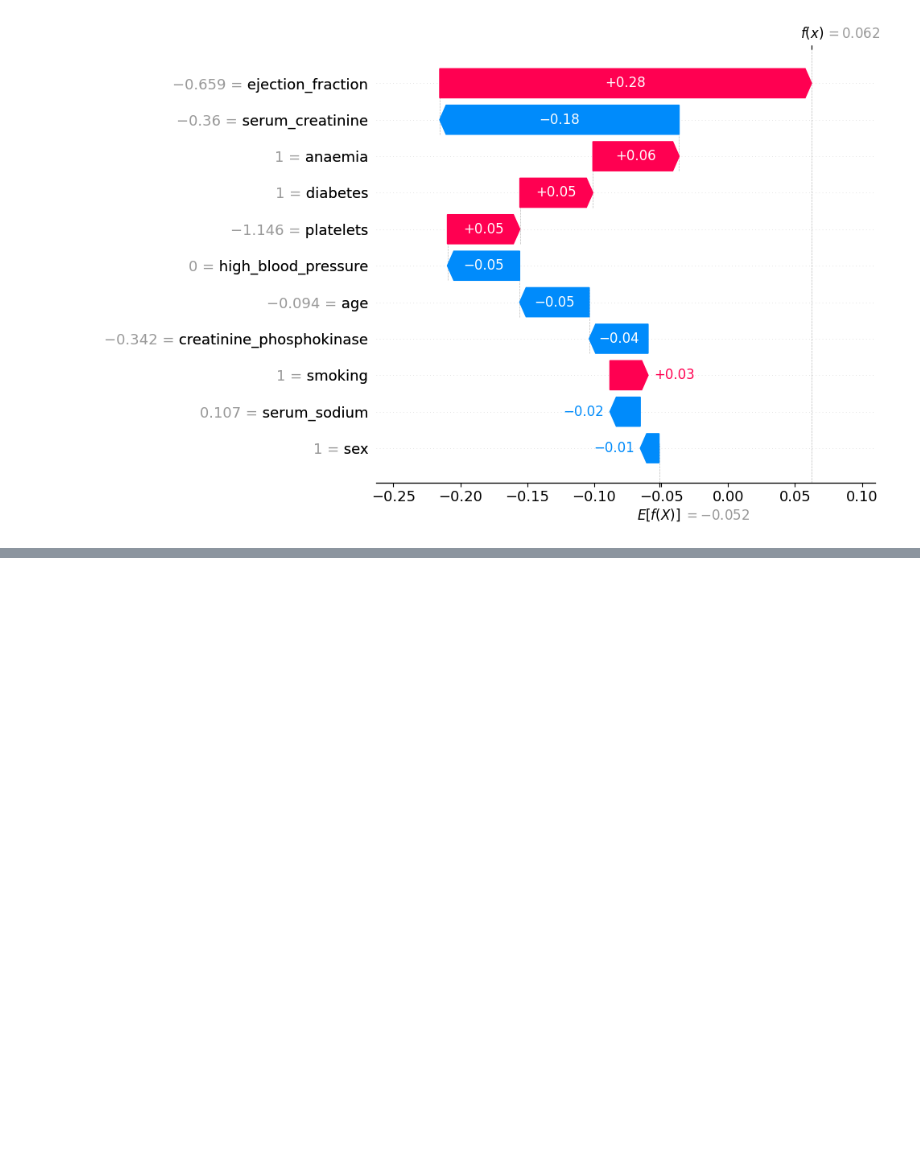
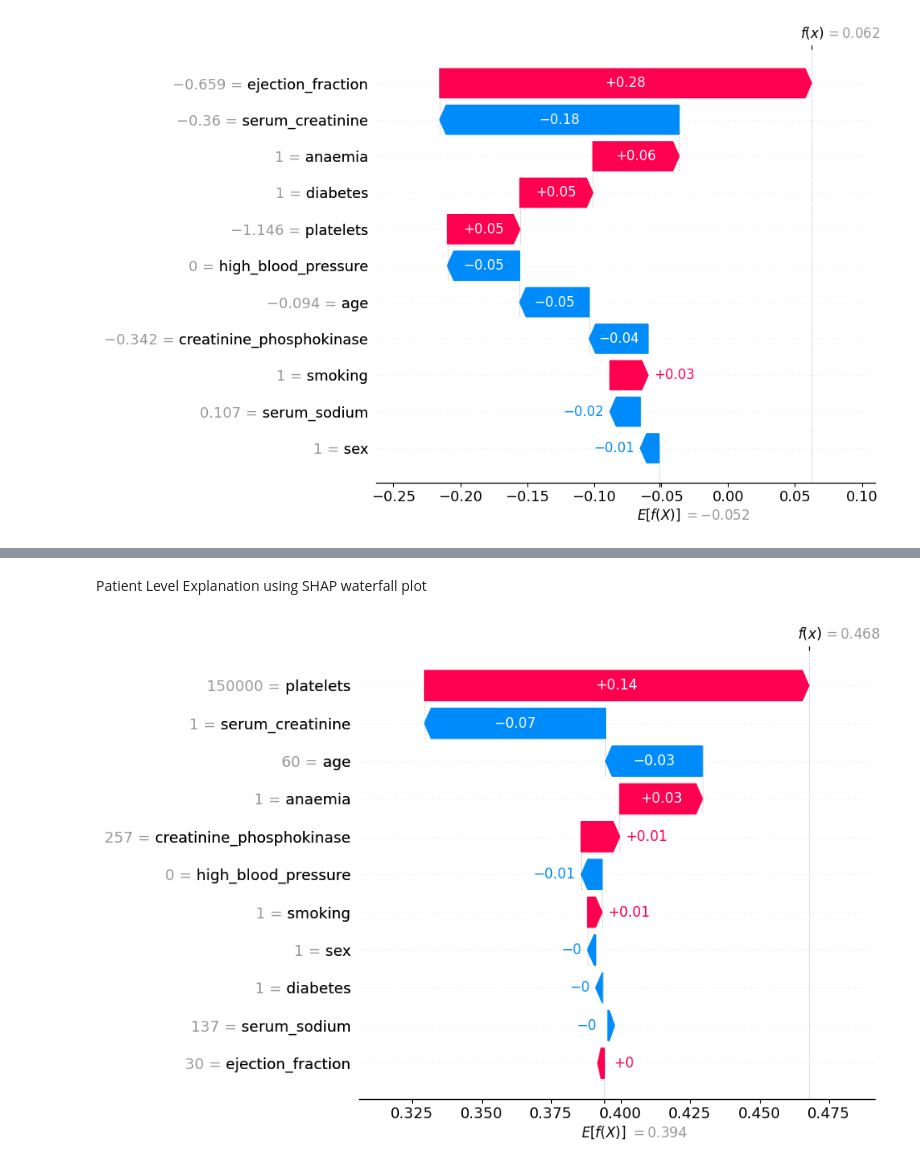
Before and after one commit to kingsleyukandu/heart-failure-survival-risk-analysis, a Jupyter notebook: shap_explanation/shap_explanation.ipynb, the cells around one changed output, grey strips where cells are left out. Drawn from its saved outputs; the diff is of its cells as text; code cells hidden in the pictures; blank space fills up the shorter version.

```diff
--- a/shap_explanation/shap_explanation.ipynb
+++ b/shap_explanation/shap_explanation.ipynb
@@ -309,0 +346,7 @@ shap.plots.waterfall(log_exp_death[patient_pos], max_display = 12)
+# %% [markdown]
+Patient Level Explanation using SHAP waterfall plot
+# %%
+patient_pos = 0
+shap.plots.waterfall(gb_exp_death[patient_pos], max_display =12)
+# %% [output]
+[figure, added]
```
Also changed, not shown: parts of 8 cells of this notebook.
